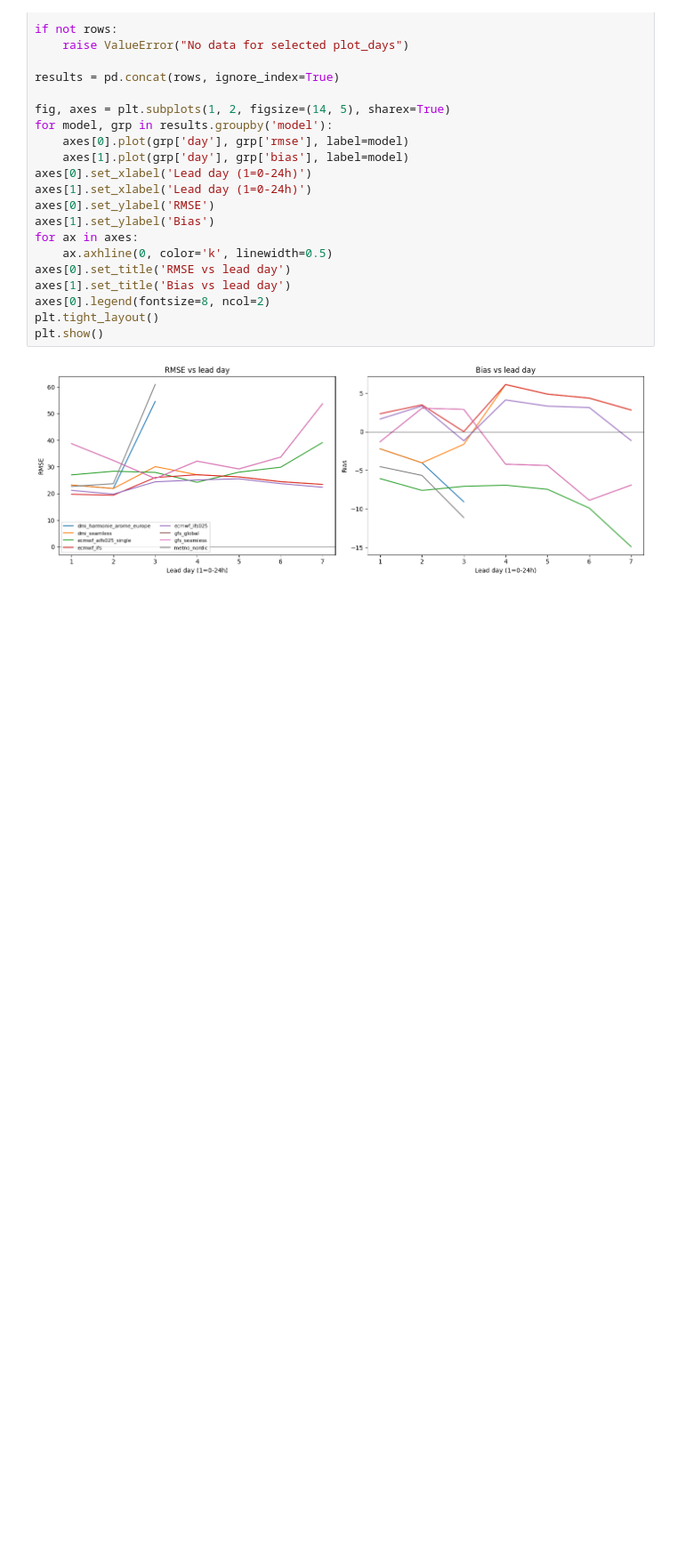
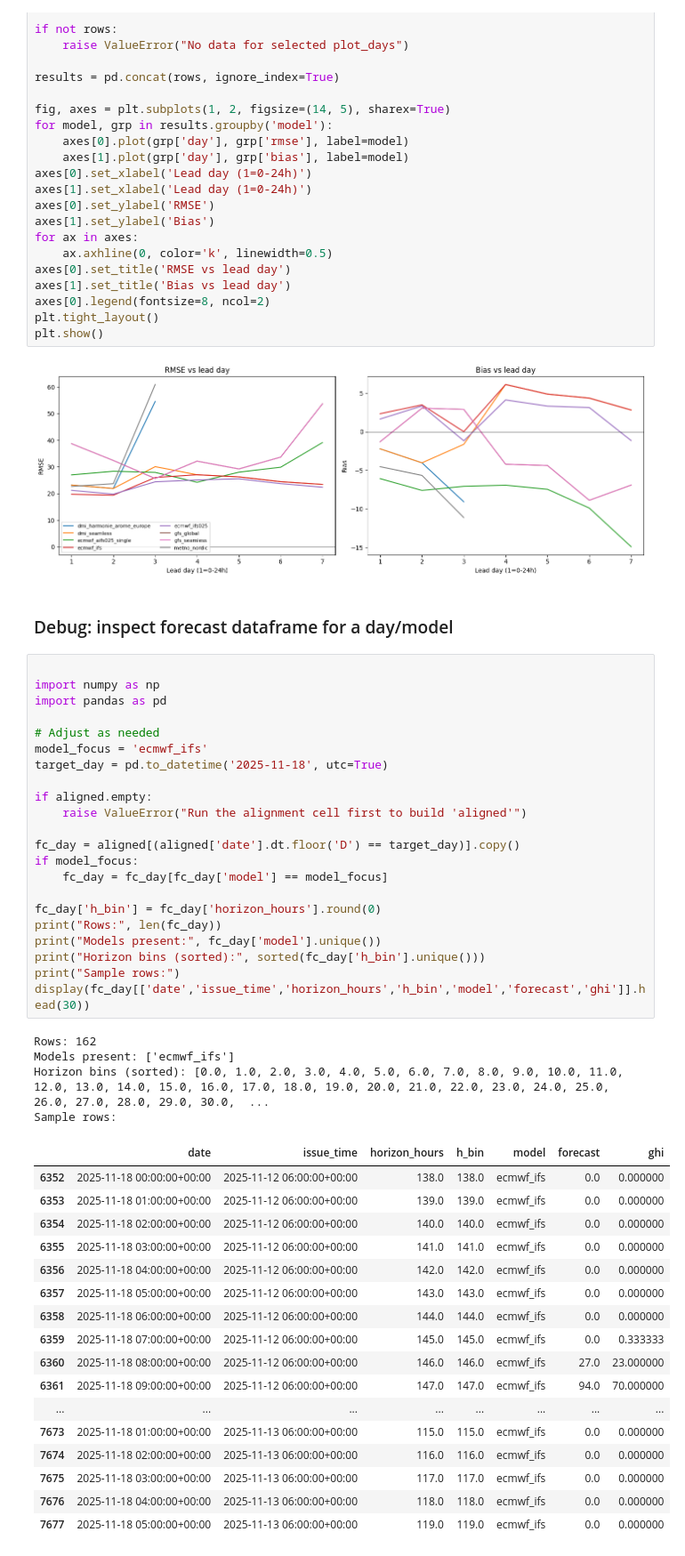
Before and after one commit to Louis2308/Solar-poster, a Jupyter notebook: Forcast_Comparison.ipynb, the cells around one changed output. Shown at 89% size. Cells and saved outputs as stored; diff of their text form; blank space fills up the shorter version.

```diff
--- a/Forcast_Comparison.ipynb
+++ b/Forcast_Comparison.ipynb
@@ -729,3 +729,50 @@ plt.tight_layout()
 plt.show()
 # %% [output]
 [figure]
+# %% [markdown]
+
+### Debug: inspect forecast dataframe for a day/model
+# %%
+
+import numpy as np
+import pandas as pd
+
+# Adjust as needed
+model_focus = 'ecmwf_ifs'
+target_day = pd.to_datetime('2025-11-18', utc=True)
+
+if aligned.empty:
+    raise ValueError("Run the alignment cell first to build 'aligned'")
+
+fc_day = aligned[(aligned['date'].dt.floor('D') == target_day)].copy()
+if model_focus:
+    fc_day = fc_day[fc_day['model'] == model_focus]
+
+fc_day['h_bin'] = fc_day['horizon_hours'].round(0)
+print("Rows:", len(fc_day))
+print("Models present:", fc_day['model'].unique())
+print("Horizon bins (sorted):", sorted(fc_day['h_bin'].unique()))
+print("Sample rows:")
+display(fc_day[['date','issue_time','horizon_hours','h_bin','model','forecast','ghi']].head(30))
+# %% [output]
+Rows: 162
+Models present: ['ecmwf_ifs']
+Horizon bins (sorted): [0.0, 1.0, 2.0, 3.0, 4.0, 5.0, 6.0, 7.0, 8.0, 9.0, 10.0, 11.0, 12.0, 13.0, 14.0, 15.0, 16.0, 17.0, 18.0, 19.0, 20.0, 21.0, 22.0, 23.0, 24.0, 25.0, 26.0, 27.0, 28.0, 29.0, 30.0,  ...
+Sample rows:
+|  | date | issue_time | horizon_hours | h_bin | model | forecast | ghi |
+| 6352 | 2025-11-18 00:00:00+00:00 | 2025-11-12 06:00:00+00:00 | 138.0 | 138.0 | ecmwf_ifs | 0.0 | 0.000000 |
+| 6353 | 2025-11-18 01:00:00+00:00 | 2025-11-12 06:00:00+00:00 | 139.0 | 139.0 | ecmwf_ifs | 0.0 | 0.000000 |
+| 6354 | 2025-11-18 02:00:00+00:00 | 2025-11-12 06:00:00+00:00 | 140.0 | 140.0 | ecmwf_ifs | 0.0 | 0.000000 |
+| 6355 | 2025-11-18 03:00:00+00:00 | 2025-11-12 06:00:00+00:00 | 141.0 | 141.0 | ecmwf_ifs | 0.0 | 0.000000 |
+| 6356 | 2025-11-18 04:00:00+00:00 | 2025-11-12 06:00:00+00:00 | 142.0 | 142.0 | ecmwf_ifs | 0.0 | 0.000000 |
+| 6357 | 2025-11-18 05:00:00+00:00 | 2025-11-12 06:00:00+00:00 | 143.0 | 143.0 | ecmwf_ifs | 0.0 | 0.000000 |
+| 6358 | 2025-11-18 06:00:00+00:00 | 2025-11-12 06:00:00+00:00 | 144.0 | 144.0 | ecmwf_ifs | 0.0 | 0.000000 |
+| 6359 | 2025-11-18 07:00:00+00:00 | 2025-11-12 06:00:00+00:00 | 145.0 | 145.0 | ecmwf_ifs | 0.0 | 0.333333 |
+| 6360 | 2025-11-18 08:00:00+00:00 | 2025-11-12 06:00:00+00:00 | 146.0 | 146.0 | ecmwf_ifs | 27.0 | 23.000000 |
+| 6361 | 2025-11-18 09:00:00+00:00 | 2025-11-12 06:00:00+00:00 | 147.0 | 147.0 | ecmwf_ifs | 94.0 | 70.000000 |
+| ... | ... | ... | ... | ... | ... | ... | ... |
+| 7673 | 2025-11-18 01:00:00+00:00 | 2025-11-13 06:00:00+00:00 | 115.0 | 115.0 | ecmwf_ifs | 0.0 | 0.000000 |
+| 7674 | 2025-11-18 02:00:00+00:00 | 2025-11-13 06:00:00+00:00 | 116.0 | 116.0 | ecmwf_ifs | 0.0 | 0.000000 |
+| 7675 | 2025-11-18 03:00:00+00:00 | 2025-11-13 06:00:00+00:00 | 117.0 | 117.0 | ecmwf_ifs | 0.0 | 0.000000 |
+| 7676 | 2025-11-18 04:00:00+00:00 | 2025-11-13 06:00:00+00:00 | 118.0 | 118.0 | ecmwf_ifs | 0.0 | 0.000000 |
+| 7677 | 2025-11-18 05:00:00+00:00 | 2025-11-13 06:00:00+00:00 | 119.0 | 119.0 | ecmwf_ifs | 0.0 | 0.000000 |
```
Also changed, not shown: parts of 1 cell of this notebook.
